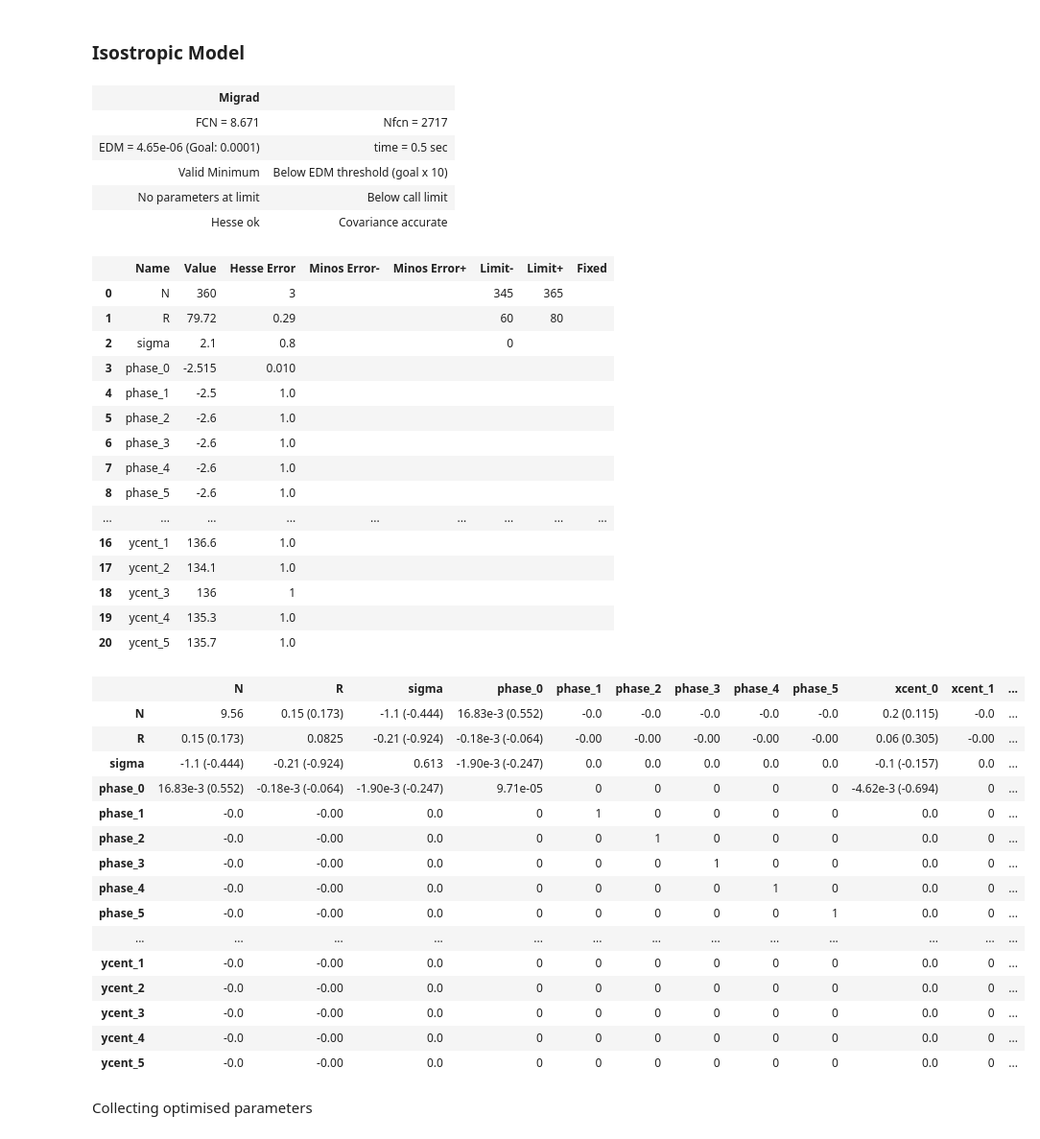
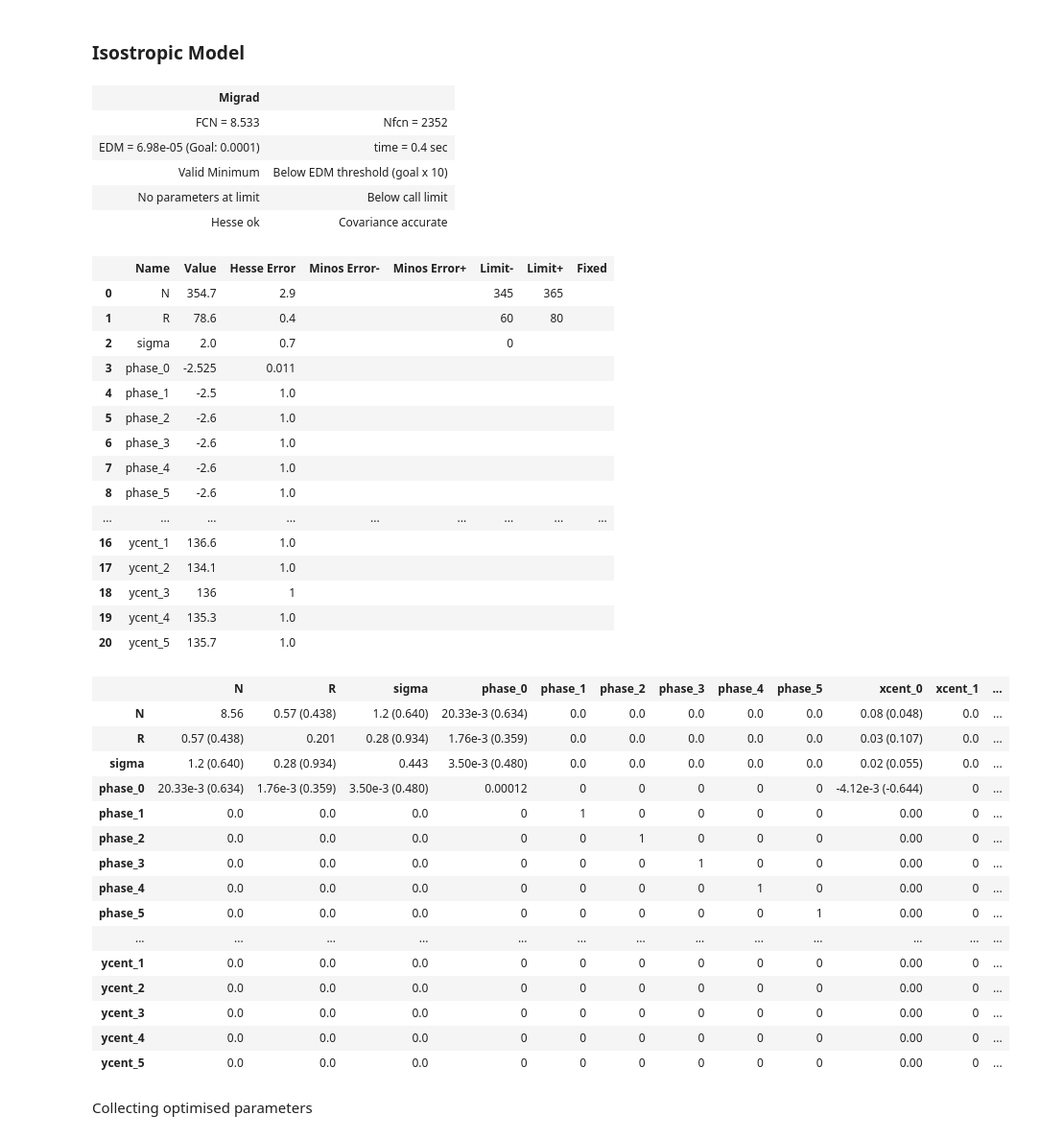
Before and after one commit to MatteoMancini01/S2_Cw, a Jupyter notebook: NoteBook.ipynb, the cells around one changed output. Shown: that part at 96% size. Saved outputs shown, nothing was run; the diff lists cells and outputs as text; code cells hidden in the pictures.

```diff
--- a/NoteBook.ipynb
+++ b/NoteBook.ipynb
@@ -155,30 +137,3 @@ sub_data.shape # Quick check
 <b>Plotting `sub_data`</b>
 
 Using the same code as before, but substitute `data_AM` with `sub_data`.
-# %%
-# Define colors using a colormap
-colors = plt.cm.get_cmap("tab10", len(sub_data["Section ID"].unique()))
-
-# Plot
-plt.figure(figsize=(9, 6))
-
-# Loop through each section and plot automatically
-# Selecting different region based on Section ID
-for i, (section, data) in enumerate(sub_data.groupby("Section ID")):
-    plt.scatter(data["Mean(X)"], data["Mean(Y)"], s=20, color=colors(i), label=f"Section ID = {section}")
-
-# Add labels and title
-plt.xlabel('Mean(X)')
-plt.ylabel('Mean(Y)')
-plt.title('Visualisation of Holes Location')
-
-# Invert y-axis for better visualization (resemble ring shape)
-#plt.gca().invert_yaxis()
-
-# Add legend, adjust layout and grid
-plt.legend()
-plt.tight_layout()
-plt.grid()
-
-# Show plot
-plt.show()
@@ -235,7 +190,7 @@ data = [(sub_data['Mean(X)'], sub_data['Mean(Y)'])]
 # Initial parameter estimates for 6 sections
 N = 355
 R_init = 77.0
-sigma_init = 0.1
+sigma_init = 0.15
 np.random.seed(1)
 phases_init = np.random.uniform(-2.57, -2.51, 6)#[-2.53, -2.53, -2.53, -2.54, -2.55, -2.55]
 xcents_init = np.random.uniform(78, 84, 6) #[79, 79, 79, 81, 81, 83]
@@ -253,54 +208,54 @@ m_is = Minuit(neg_log_likelihood_is,
            ycent_0=init_params[15], ycent_1=init_params[16], ycent_2=init_params[17],
            ycent_3=init_params[18], ycent_4=init_params[19], ycent_5=init_params[20])
 
 # Define likelihood optimization settings
 m_is.errordef = Minuit.LIKELIHOOD
 m_is.limits['N'] = (345, 365)  # Set realistic bounds for N
 m_is.limits['R'] = (60, 80)
 m_is.limits['sigma'] = (0, None)  # sigma must be positive
 
 
 # Run the minimization
 m_is.migrad()
 # %% [output]
 | Migrad |  |
-| FCN = 8.671 | Nfcn = 2717 |
-| EDM = 4.65e-06 (Goal: 0.0001) | time = 0.5 sec |
+| FCN = 8.533 | Nfcn = 2352 |
+| EDM = 6.98e-05 (Goal: 0.0001) | time = 0.4 sec |
 | Valid Minimum | Below EDM threshold (goal x 10) |
 | No parameters at limit | Below call limit |
 | Hesse ok | Covariance accurate |
 |  | Name | Value | Hesse Error | Minos Error- | Minos Error+ | Limit- | Limit+ | Fixed |
-| 0 | N | 360 | 3 |  |  | 345 | 365 |  |
-| 1 | R | 79.72 | 0.29 |  |  | 60 | 80 |  |
-| 2 | sigma | 2.1 | 0.8 |  |  | 0 |  |  |
-| 3 | phase_0 | -2.515 | 0.010 |  |  |  |  |  |
+| 0 | N | 354.7 | 2.9 |  |  | 345 | 365 |  |
+| 1 | R | 78.6 | 0.4 |  |  | 60 | 80 |  |
+| 2 | sigma | 2.0 | 0.7 |  |  | 0 |  |  |
+| 3 | phase_0 | -2.525 | 0.011 |  |  |  |  |  |
 | 4 | phase_1 | -2.5 | 1.0 |  |  |  |  |  |
 | 5 | phase_2 | -2.6 | 1.0 |  |  |  |  |  |
 | 6 | phase_3 | -2.6 | 1.0 |  |  |  |  |  |
 | 7 | phase_4 | -2.6 | 1.0 |  |  |  |  |  |
 | 8 | phase_5 | -2.6 | 1.0 |  |  |  |  |  |
 | ... | ... | ... | ... | ... | ... | ... | ... | ... |
 | 16 | ycent_1 | 136.6 | 1.0 |  |  |  |  |  |
 | 17 | ycent_2 | 134.1 | 1.0 |  |  |  |  |  |
 | 18 | ycent_3 | 136 | 1 |  |  |  |  |  |
 | 19 | ycent_4 | 135.3 | 1.0 |  |  |  |  |  |
 | 20 | ycent_5 | 135.7 | 1.0 |  |  |  |  |  |
 |  | N | R | sigma | phase_0 | phase_1 | phase_2 | phase_3 | phase_4 | phase_5 | xcent_0 | xcent_1 | ... |
-| N | 9.56 | 0.15 (0.173) | -1.1 (-0.444) | 16.83e-3 (0.552) | -0.0 | -0.0 | -0.0 | -0.0 | -0.0 | 0.2 (0.115) | -0.0 | ... |
-| R | 0.15 (0.173) | 0.0825 | -0.21 (-0.924) | -0.18e-3 (-0.064) | -0.00 | -0.00 | -0.00 | -0.00 | -0.00 | 0.06 (0.305) | -0.00 | ... |
-| sigma | -1.1 (-0.444) | -0.21 (-0.924) | 0.613 | -1.90e-3 (-0.247) | 0.0 | 0.0 | 0.0 | 0.0 | 0.0 | -0.1 (-0.157) | 0.0 | ... |
-| phase_0 | 16.83e-3 (0.552) | -0.18e-3 (-0.064) | -1.90e-3 (-0.247) | 9.71e-05 | 0 | 0 | 0 | 0 | 0 | -4.62e-3 (-0.694) | 0 | ... |
-| phase_1 | -0.0 | -0.00 | 0.0 | 0 | 1 | 0 | 0 | 0 | 0 | 0.0 | 0 | ... |
-| phase_2 | -0.0 | -0.00 | 0.0 | 0 | 0 | 1 | 0 | 0 | 0 | 0.0 | 0 | ... |
-| phase_3 | -0.0 | -0.00 | 0.0 | 0 | 0 | 0 | 1 | 0 | 0 | 0.0 | 0 | ... |
-| phase_4 | -0.0 | -0.00 | 0.0 | 0 | 0 | 0 | 0 | 1 | 0 | 0.0 | 0 | ... |
-| phase_5 | -0.0 | -0.00 | 0.0 | 0 | 0 | 0 | 0 | 0 | 1 | 0.0 | 0 | ... |
+| N | 8.56 | 0.57 (0.438) | 1.2 (0.640) | 20.33e-3 (0.634) | 0.0 | 0.0 | 0.0 | 0.0 | 0.0 | 0.08 (0.048) | 0.0 | ... |
+| R | 0.57 (0.438) | 0.201 | 0.28 (0.934) | 1.76e-3 (0.359) | 0.0 | 0.0 | 0.0 | 0.0 | 0.0 | 0.03 (0.107) | 0.0 | ... |
+| sigma | 1.2 (0.640) | 0.28 (0.934) | 0.443 | 3.50e-3 (0.480) | 0.0 | 0.0 | 0.0 | 0.0 | 0.0 | 0.02 (0.055) | 0.0 | ... |
+| phase_0 | 20.33e-3 (0.634) | 1.76e-3 (0.359) | 3.50e-3 (0.480) | 0.00012 | 0 | 0 | 0 | 0 | 0 | -4.12e-3 (-0.644) | 0 | ... |
+| phase_1 | 0.0 | 0.0 | 0.0 | 0 | 1 | 0 | 0 | 0 | 0 | 0.00 | 0 | ... |
+| phase_2 | 0.0 | 0.0 | 0.0 | 0 | 0 | 1 | 0 | 0 | 0 | 0.00 | 0 | ... |
+| phase_3 | 0.0 | 0.0 | 0.0 | 0 | 0 | 0 | 1 | 0 | 0 | 0.00 | 0 | ... |
+| phase_4 | 0.0 | 0.0 | 0.0 | 0 | 0 | 0 | 0 | 1 | 0 | 0.00 | 0 | ... |
+| phase_5 | 0.0 | 0.0 | 0.0 | 0 | 0 | 0 | 0 | 0 | 1 | 0.00 | 0 | ... |
 | ... | ... | ... | ... | ... | ... | ... | ... | ... | ... | ... | ... | ... |
-| ycent_1 | -0.0 | -0.00 | 0.0 | 0 | 0 | 0 | 0 | 0 | 0 | 0.0 | 0 | ... |
-| ycent_2 | -0.0 | -0.00 | 0.0 | 0 | 0 | 0 | 0 | 0 | 0 | 0.0 | 0 | ... |
-| ycent_3 | -0.0 | -0.00 | 0.0 | 0 | 0 | 0 | 0 | 0 | 0 | 0.0 | 0 | ... |
-| ycent_4 | -0.0 | -0.00 | 0.0 | 0 | 0 | 0 | 0 | 0 | 0 | 0.0 | 0 | ... |
-| ycent_5 | -0.0 | -0.00 | 0.0 | 0 | 0 | 0 | 0 | 0 | 0 | 0.0 | 0 | ... |
+| ycent_1 | 0.0 | 0.0 | 0.0 | 0 | 0 | 0 | 0 | 0 | 0 | 0.00 | 0 | ... |
+| ycent_2 | 0.0 | 0.0 | 0.0 | 0 | 0 | 0 | 0 | 0 | 0 | 0.00 | 0 | ... |
+| ycent_3 | 0.0 | 0.0 | 0.0 | 0 | 0 | 0 | 0 | 0 | 0 | 0.00 | 0 | ... |
+| ycent_4 | 0.0 | 0.0 | 0.0 | 0 | 0 | 0 | 0 | 0 | 0 | 0.00 | 0 | ... |
+| ycent_5 | 0.0 | 0.0 | 0.0 | 0 | 0 | 0 | 0 | 0 | 0 | 0.00 | 0 | ... |
 # %% [markdown]
 Collecting optimised parameters
 # %%
```
Also changed, not shown: parts of 38 cells of this notebook, 4 other files.
